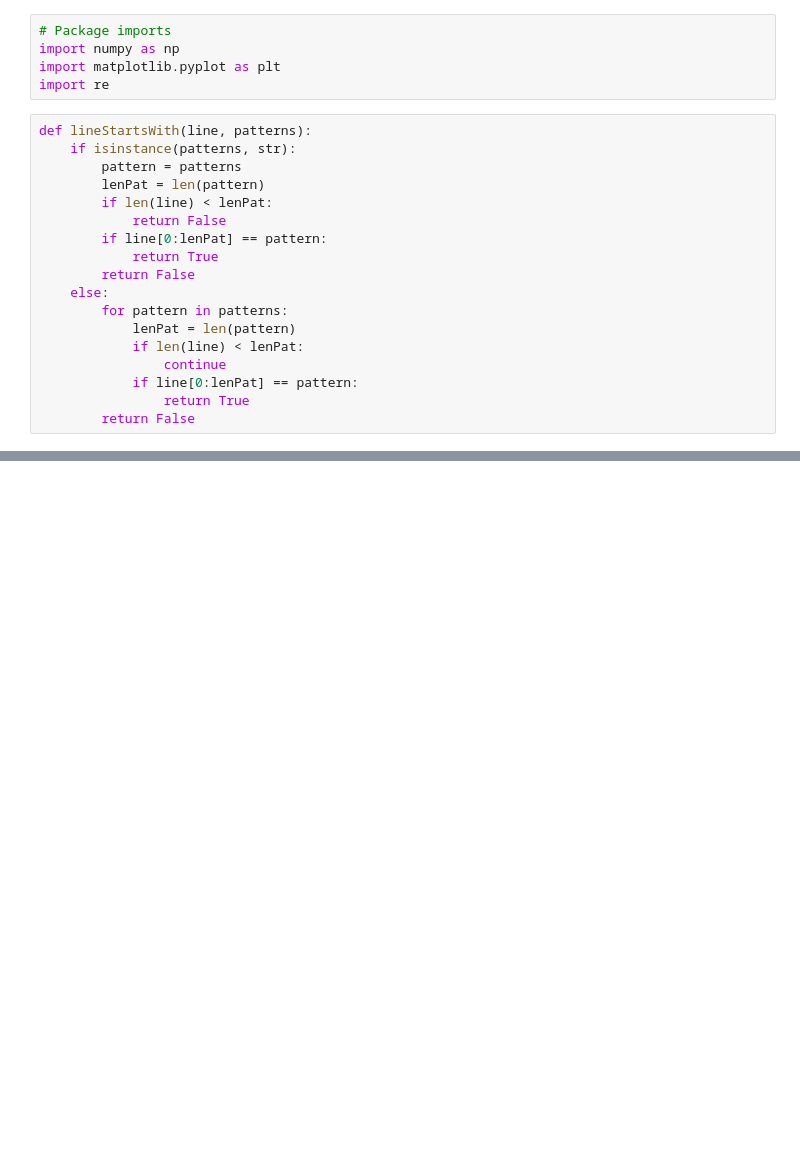
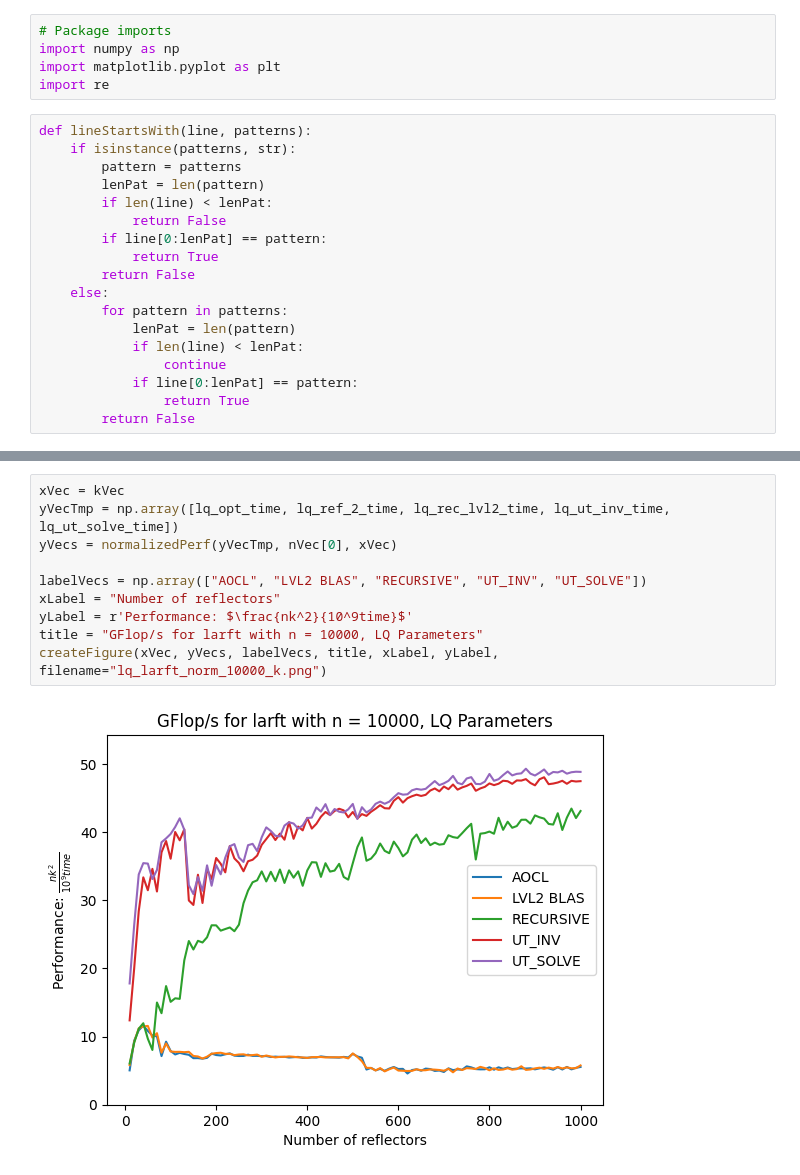
Before and after one commit to jprhyne/xor-xungqr, a Jupyter notebook: aux/realDouble/timing/parseTimeFile.ipynb, the cells around one changed output, grey strips where cells are left out. Drawn from its saved outputs; the diff is of its cells as text; blank space fills up the shorter version.

```diff
--- a/aux/realDouble/timing/parseTimeFile.ipynb
+++ b/aux/realDouble/timing/parseTimeFile.ipynb
@@ -237,0 +503,12 @@ createFigure(xVec, yVecs, labelVecs, title, xLabel, yLabel, filename="lq_larft_1
+# %%
+xVec = kVec
+yVecTmp = np.array([lq_opt_time, lq_ref_2_time, lq_rec_lvl2_time, lq_ut_inv_time, lq_ut_solve_time])
+yVecs = normalizedPerf(yVecTmp, nVec[0], xVec)
+
+labelVecs = np.array(["AOCL", "LVL2 BLAS", "RECURSIVE", "UT_INV", "UT_SOLVE"])
+xLabel = "Number of reflectors"
+yLabel = r'Performance: $\frac{nk^2}{10^9time}$'
+title = "GFlop/s for larft with n = 10000, LQ Parameters"
+createFigure(xVec, yVecs, labelVecs, title, xLabel, yLabel, filename="lq_larft_norm_10000_k.png")
+# %% [output]
+[figure, added]
```
Also changed, not shown: parts of 20 cells of this notebook, 35 other files.
